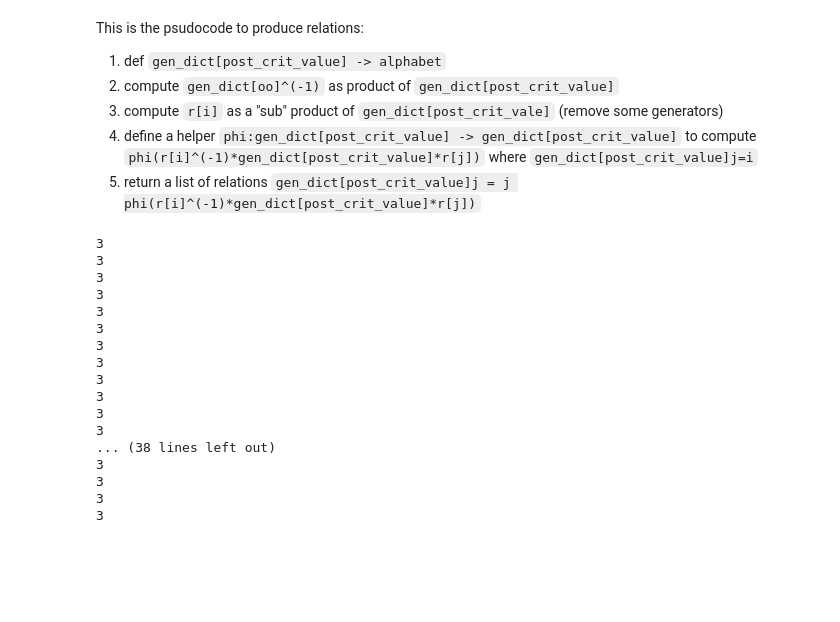
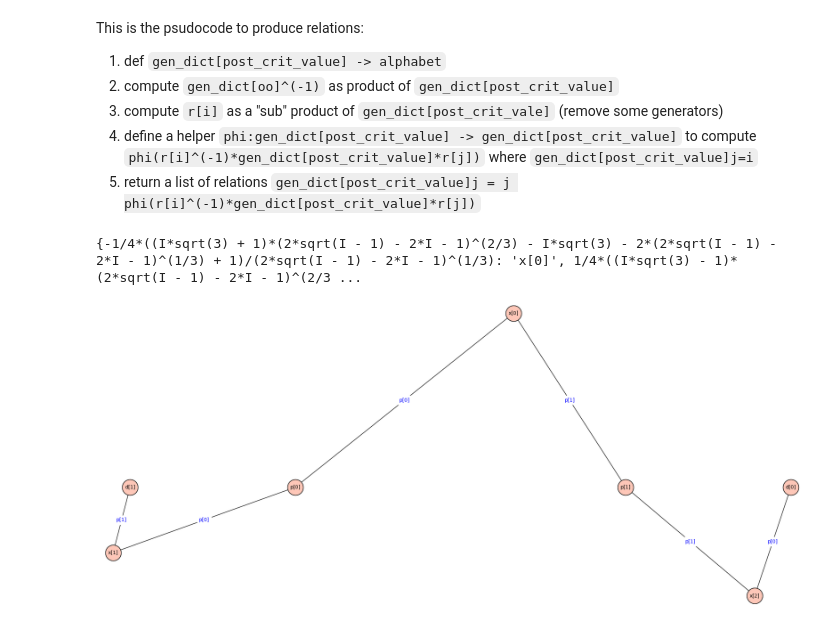
Before and after one commit to junwenwaynepeng/IteratedMonodromyGroup, a Jupyter notebook: IteratedMonodromyGroup.ipynb, the cells around one changed output. Cells and saved outputs as stored; diff of their text form; code cells hidden in the pictures; blank space fills up the shorter version.

```diff
--- a/IteratedMonodromyGroup.ipynb
+++ b/IteratedMonodromyGroup.ipynb
@@ -225,5 +19,0 @@ AttributeError: 'list' object has no attribute 'replace'
-# %%
-x = var('x')
-f = -4*x^3 + 6*x^2 - 1/2
-base_point = i+1
-steps = 10
@@ -286,20 +568,8 @@ This is the psudocode to produce relations:
+# %%
+x = var('x')
+#f = -4*x^3 + 6*x^2 - 1/2
+f = -2*x^3+3*x^2
+base_point = i+1
+steps = 10
 # %%
-generators, label2index, crit_points, crit_values = permutation_form(f, base_point)
+branch_tracking_map, generators, label2index, crit_points, crit_values = permutation_form(f, base_point)
-# %% [output]
-3
-3
-3
-3
-3
-3
-3
-3
-3
-3
-3
-3
-... (38 lines left out)
-3
-3
-3
-3
@@ -643,3 +576,36 @@ def permutation_form(f, base_point, steps=10):
+# %%
+data = branch_tracking_map
+poles = list(crit_values)
+dots = []
+roots = []
+for generator in data.keys():
+    for preimages in data[generator].keys():
+        if preimages not in poles:
+            dots.append(preimages)
+        for root, trace in data[generator][preimages]:
+            if root not in roots:
+                roots.append(root)
+poles_label = {pole: f'p[{poles.index(pole)}]' for pole in poles}
+dots_label = {dot: f'd[{dots.index(dot)}]' for dot in dots}
+roots_label = {root: f'x[{roots.index(root)}]' for root in roots}
+# %% [output]
+{-1/4*((I*sqrt(3) + 1)*(2*sqrt(I - 1) - 2*I - 1)^(2/3) - I*sqrt(3) - 2*(2*sqrt(I - 1) - 2*I - 1)^(1/3) + 1)/(2*sqrt(I - 1) - 2*I - 1)^(1/3): 'x[0]', 1/4*((I*sqrt(3) - 1)*(2*sqrt(I - 1) - 2*I - 1)^(2/3 ...
+# %%
+G = Graph(multiedges=True, loops=True, sparse=True)  # Use MultiDiGraph for potential parallel edges
+for generator in data.keys():
+    for dot in data[generator].keys():
+        if dot in dots:
+            pos_dict[dots_label[dot]] = [dot.real(), dot.imag()]
+            dot_label = dots_label[dot]
+        else:
+            pos_dict[poles_label[dot]] = [dot.real(), dot.imag()]
+            dot_label = poles_label[dot]
+        for x, y in data[generator][dot]:
+            G.add_edges([(dot_label, roots_label[x], f'{poles_label[generator]}')])
+            pos_dict[roots_label[x]] = [x.real(), x.imag()]
+G.graphplot(pos=pos_dict, edge_labels=True, vertex_size=1000).plot(figsize=[20,20])
+# %% [output]
+[figure, added]
 # %%
 # assumes you already defined _path_from_a2b (with detours), e.g.:
 # _path_from_a2b(a, b, steps, crit_values=None, min_distance=1e-2,
```
Also changed, not shown: parts of 30 cells of this notebook.
